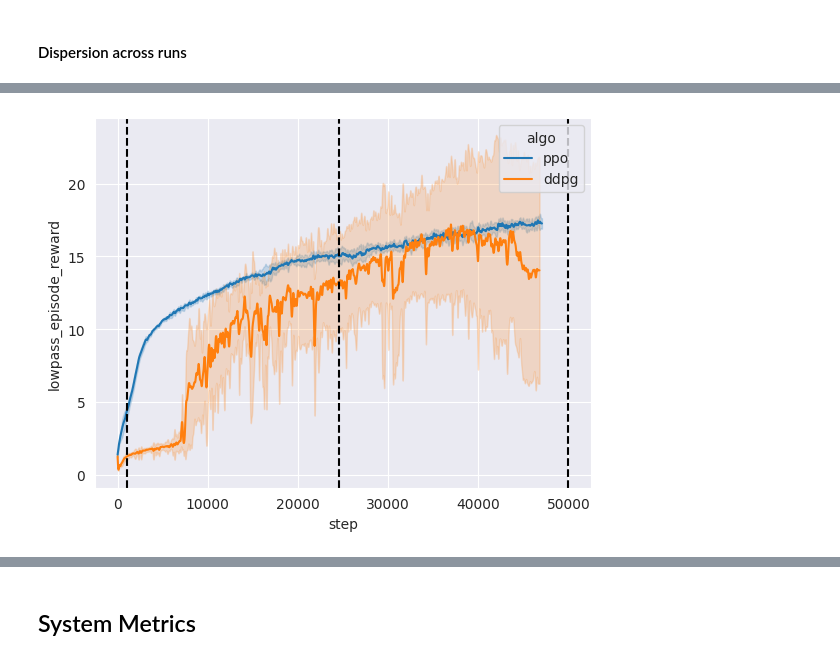
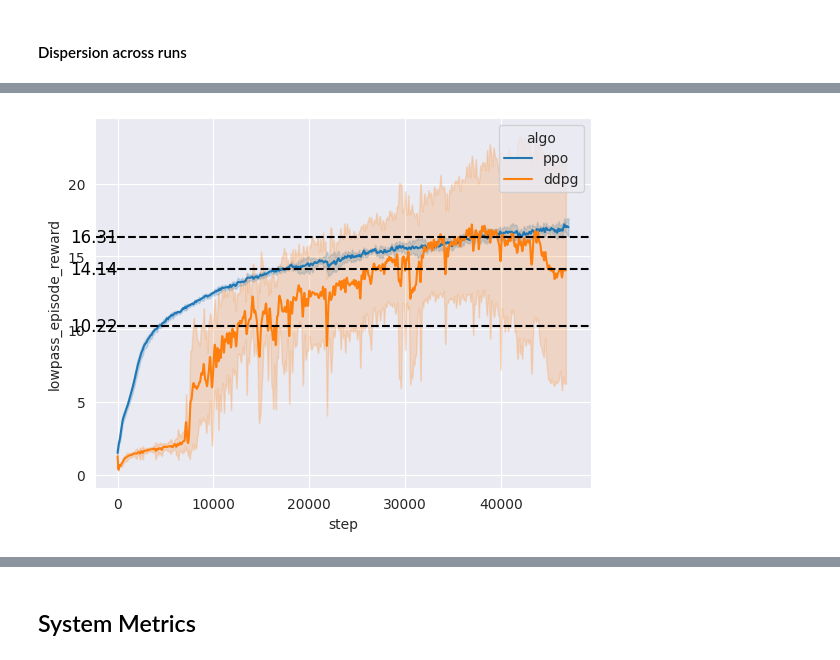
Before and after one commit to Farama-Foundation/A2Perf, a Jupyter notebook: viz/analysis/quadruped_locomotion/all_metrics.ipynb, the cells around one changed output, grey strips where cells are left out. Drawn from its saved outputs; the diff is of its cells as text; code cells hidden in the pictures.

```diff
--- a/viz/analysis/quadruped_locomotion/all_metrics.ipynb
+++ b/viz/analysis/quadruped_locomotion/all_metrics.ipynb
@@ -96,8 +106,17 @@ print(len(log_dirs))
 def load_tb_data(event_file):
     iterations_data = dict()
     ep_rew_data = dict()
+    timestamp_data = dict()
 
     for event in tf.compat.v1.train.summary_iterator(event_file):
+
+        # get the timestamp of the evnet
+        timestamp = event.wall_time
+
+        # Convert the timestamp to a datetime object
+        timestamp = pd.to_datetime(timestamp, unit='s')
+        timestamp_data[event.step] = timestamp
+
         for value in event.summary.value:
             # Check for episode_reward in the event
             if value.tag == 'episode_reward':
@@ -113,6 +132,7 @@ def load_tb_data(event_file):
 
     df = pd.DataFrame.from_dict(iterations_data, orient='index', columns=['iterations'])
     df['episode_reward'] = df['iterations'].map(ep_rew_data)
+    df['timestamp'] = df['iterations'].map(timestamp_data)
     df = df.reset_index()
     df = df.rename(columns={'index': 'step'})
     df = df.drop(columns=['iterations'])
@@ -213,0 +235,7 @@ sns.lineplot(x='step', y='episode_reward', hue='algo', data=all_df, errorbar='sd
+# %%
+novice_score = all_df['episode_reward'].quantile(0.25)
+intermediate_score = all_df['episode_reward'].quantile(0.5)
+expert_score = all_df['episode_reward'].quantile(0.75)
+print(f'novice Score Threshold: {novice_score}')
+print(f'Intermediate Score Threshold: {intermediate_score}')
+print(f'Expert Score Threshold: {expert_score}')
@@ -213,0 +276,8 @@ sns.lineplot(x='step', y='episode_reward', hue='algo', data=all_df, errorbar='sd
+# %%
+TOP_K = 2
+
+# This should give us the TOP_K policies for each algo and level
+top_k_policies_df = (levels_df.groupby(['algo', 'level'])
+                     .apply(lambda x: x.nlargest(TOP_K, 'episode_reward'))
+                     .reset_index(drop=True))
+top_k_policies_df
@@ -213,0 +298,10 @@ sns.lineplot(x='step', y='episode_reward', hue='algo', data=all_df, errorbar='sd
+# %%
+
+SKILL_LEVEL_TO_POLICY_STEP = dict()
+for algo in algo_to_exp_dict.keys():
+    SKILL_LEVEL_TO_POLICY_STEP[algo] = dict()
+    for level in ('novice', 'intermediate', 'expert'):
+        level_paths = top_k_policies_df[top_k_policies_df['level'] == level]['path'].values
+        SKILL_LEVEL_TO_POLICY_STEP[algo][level] = list(level_paths)
+
+print(SKILL_LEVEL_TO_POLICY_STEP)
@@ -574,13 +670,11 @@ sns.lineplot(x='step', y='lowpass_episode_reward', hue='algo', data=lowpass_df,
 # %%
-# draw the same graphs again but with vertical lines at three distinct locations for "easy", "medium", and "hard"
-beginner = 1000
-expert = 50000
-medium = (expert - beginner) // 2
 x = sns.lineplot(x='step', y='lowpass_episode_reward', hue='algo', data=lowpass_df, errorbar='sd')
-for loc in (beginner, medium, expert):
-    x.axvline(loc, color='black', linestyle='--')
+for loc in (novice_score, intermediate_score, expert_score):
+    # draw horizontal lines and label the score thresholds
+    x.axhline(loc, ls='--', color='black')
+    x.text(0, loc, f'{loc:.2f}', ha='right', va='center', color='black', fontsize=12)
 # %% [output]
-[figure, old version]
+[figure, new version]
 # %%
 for algo in algo_to_exp_dict.keys():
     algo_df = lowpass_df[lowpass_df['algo'] == algo]
```
Also changed, not shown: parts of 26 cells of this notebook, 1 other file.
